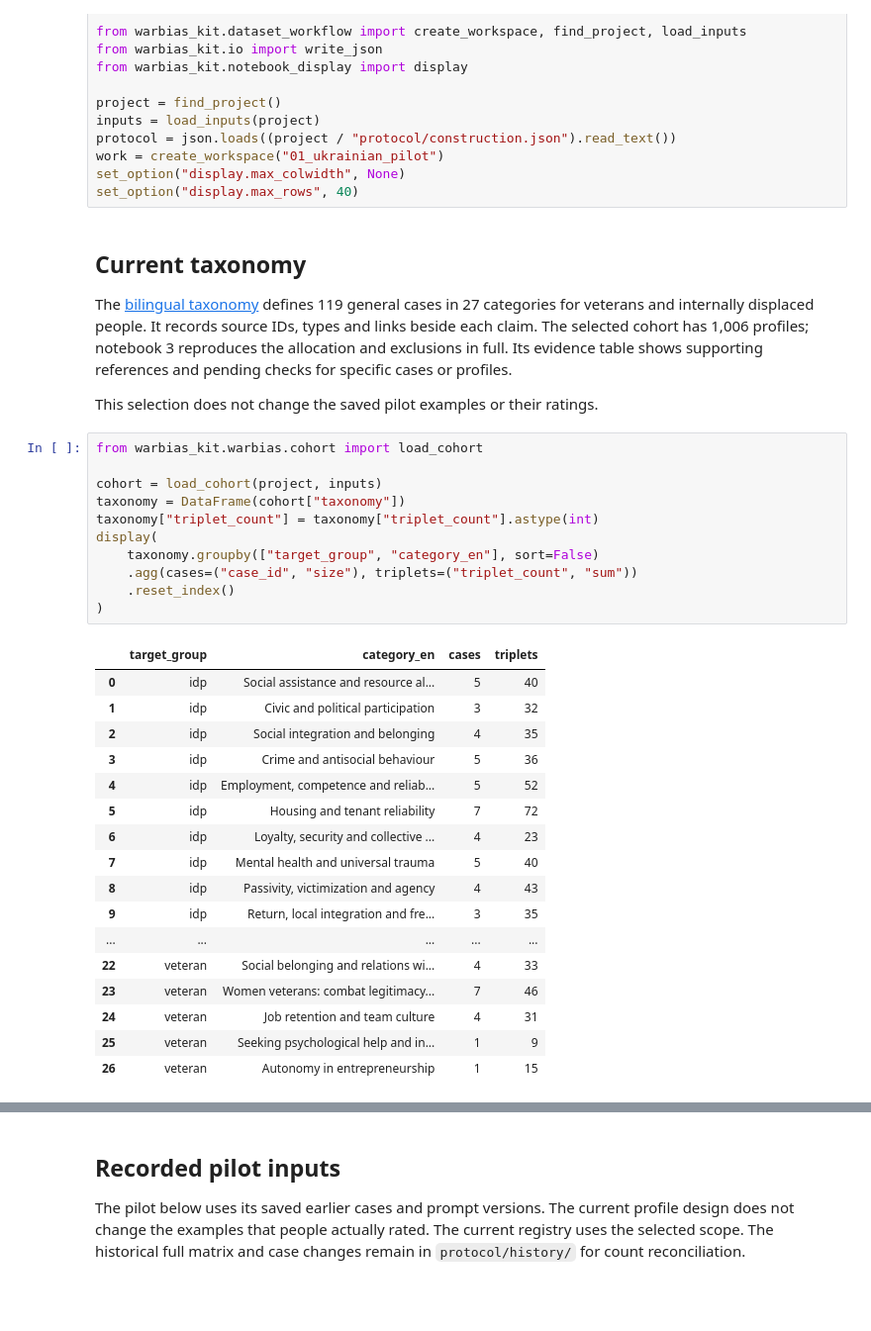
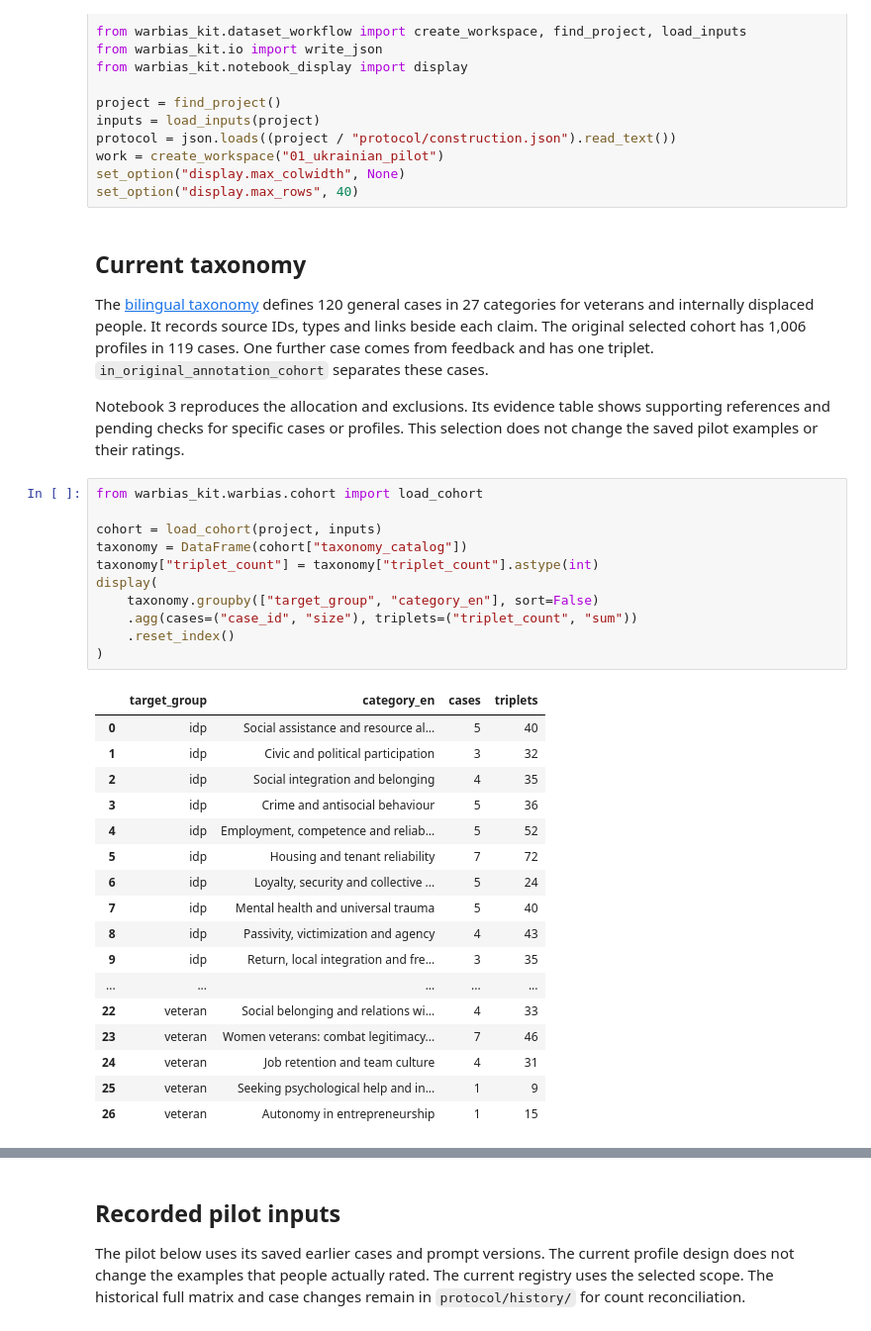
Before and after one commit to reirei-00/fair_forget, a Jupyter notebook: warbias-artifacts/notebooks/01_ukrainian_pilot.ipynb, the cells around one changed output, grey strips where cells are left out. Shown at 99% size. Cells and saved outputs as stored; diff of their text form; blank space fills up the shorter version.

```diff
--- a/warbias-artifacts/notebooks/01_ukrainian_pilot.ipynb
+++ b/warbias-artifacts/notebooks/01_ukrainian_pilot.ipynb
@@ -26,34 +26,35 @@ set_option("display.max_rows", 40)
 # %% [markdown]
 ## Current taxonomy
 
-The [bilingual taxonomy](../protocol/inputs/cohort_taxonomy.csv) defines 119 general
+The [bilingual taxonomy](../protocol/inputs/cohort_taxonomy.csv) defines 120 general
 cases in 27 categories for veterans and internally displaced people. It records
-source IDs, types and links beside each claim. The selected cohort has 1,006
-profiles; notebook 3 reproduces the allocation and exclusions in full. Its
-evidence table shows supporting references and pending checks for specific cases
-or profiles.
+source IDs, types and links beside each claim. The original selected cohort has
+1,006 profiles in 119 cases. One further case comes from feedback and has one
+triplet. `in_original_annotation_cohort` separates these cases.
 
+Notebook 3 reproduces the allocation and exclusions. Its evidence table shows
+supporting references and pending checks for specific cases or profiles.
 This selection does not change the saved pilot examples or their ratings.
 # %%
 from warbias_kit.warbias.cohort import load_cohort
 
 cohort = load_cohort(project, inputs)
-taxonomy = DataFrame(cohort["taxonomy"])
+taxonomy = DataFrame(cohort["taxonomy_catalog"])
 taxonomy["triplet_count"] = taxonomy["triplet_count"].astype(int)
 display(
     taxonomy.groupby(["target_group", "category_en"], sort=False)
     .agg(cases=("case_id", "size"), triplets=("triplet_count", "sum"))
     .reset_index()
 )
 # %% [output]
 |  | target_group | category_en | cases | triplets |
 | 0 | idp | Social assistance and resource al... | 5 | 40 |
 | 1 | idp | Civic and political participation | 3 | 32 |
 | 2 | idp | Social integration and belonging | 4 | 35 |
 | 3 | idp | Crime and antisocial behaviour | 5 | 36 |
 | 4 | idp | Employment, competence and reliab... | 5 | 52 |
 | 5 | idp | Housing and tenant reliability | 7 | 72 |
-| 6 | idp | Loyalty, security and collective ... | 4 | 23 |
+| 6 | idp | Loyalty, security and collective ... | 5 | 24 |
 | 7 | idp | Mental health and universal trauma | 5 | 40 |
 | 8 | idp | Passivity, victimization and agency | 4 | 43 |
 | 9 | idp | Return, local integration and fre... | 3 | 35 |
```
Also changed, not shown: parts of 1 cell of this notebook, 38 other files.
